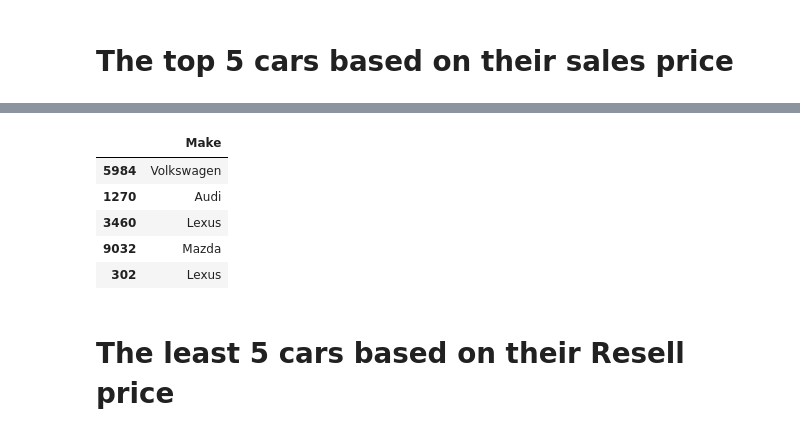
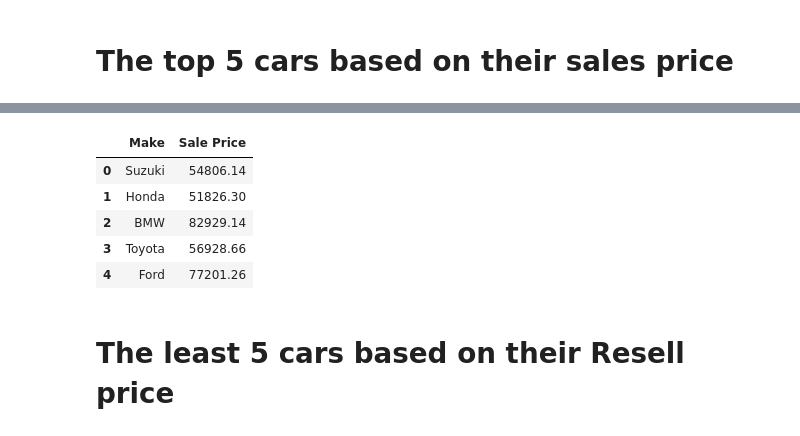
Before and after one commit to arunkspty/ICTACADEMY, a Jupyter notebook: aks_Case Study 1.ipynb, the cells around one changed output, grey strips where cells are left out. Cells and saved outputs as stored; diff of their text form; code cells hidden in the pictures.

```diff
--- a/aks_Case Study 1.ipynb
+++ b/aks_Case Study 1.ipynb
@@ -51,14 +51,15 @@ l1
 | 9032 | Mazda | MX-6 | Sylvester | Female | Male | 26 | internet solution | Russia | Krutaya Gorka | ... |
 | 302 | Lexus | ES | Brig | Female | Male | 39 | user-facing | Canada | Langford | ... |
 # %%
-l1.loc[:,["Make"]].head(5)
+l1=data[['Make','Sale Price']].head(5)
+l1
 # %% [output]
-|  | Make |
-| 5984 | Volkswagen |
-| 1270 | Audi |
-| 3460 | Lexus |
-| 9032 | Mazda |
-| 302 | Lexus |
+|  | Make | Sale Price |
+| 0 | Suzuki | 54806.14 |
+| 1 | Honda | 51826.30 |
+| 2 | BMW | 82929.14 |
+| 3 | Toyota | 56928.66 |
+| 4 | Ford | 77201.26 |
 # %% [markdown]
 # The least 5 cars based on their Resell price
 # %%
```
Also changed, not shown: parts of 1 cell of this notebook.
